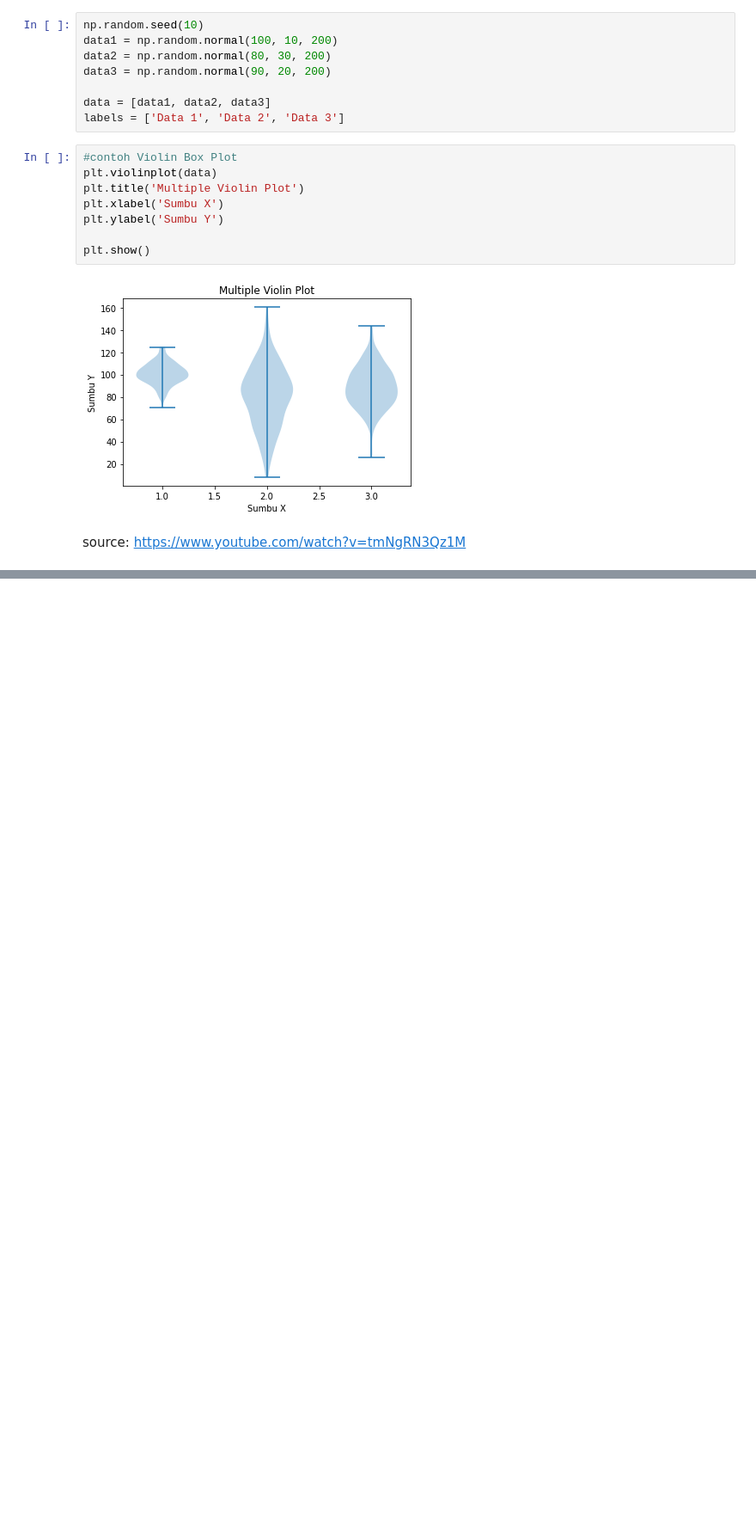
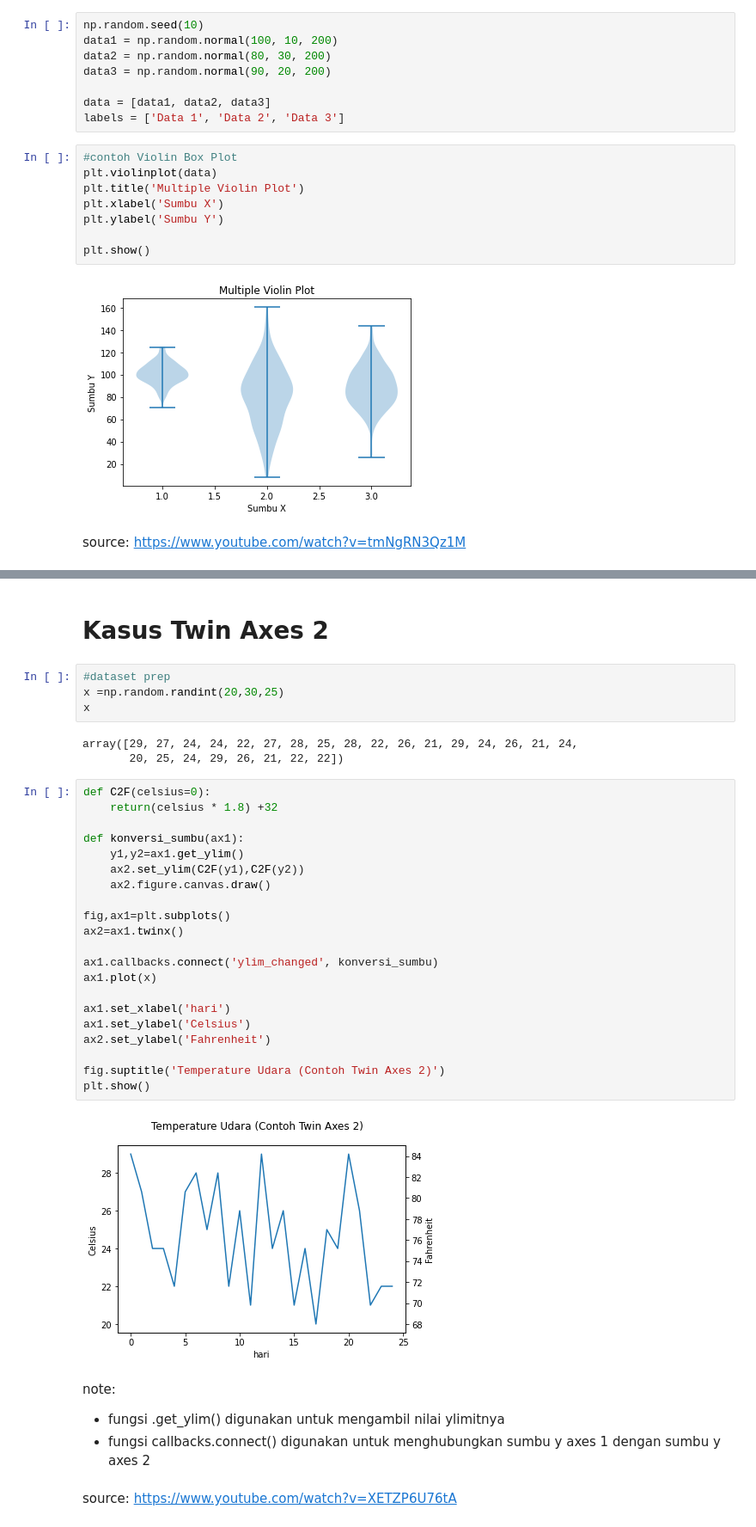
Before and after one commit to MarkvinsonAvatara/Matplotlib_learn, a Jupyter notebook: MatplotlibLearnWeek6.ipynb, the cells around one changed output, grey strips where cells are left out. Shown at 86% size. Cells and saved outputs as stored; diff of their text form; blank space fills up the shorter version.

```diff
--- a/MatplotlibLearnWeek6.ipynb
+++ b/MatplotlibLearnWeek6.ipynb
@@ -275,0 +331,38 @@ source: https://www.youtube.com/watch?v=tmNgRN3Qz1M
+# %% [markdown]
+# Kasus Twin Axes 2
+# %%
+#dataset prep
+x =np.random.randint(20,30,25)
+x
+# %% [output]
+array([29, 27, 24, 24, 22, 27, 28, 25, 28, 22, 26, 21, 29, 24, 26, 21, 24,
+       20, 25, 24, 29, 26, 21, 22, 22])
+# %%
+def C2F(celsius=0):
+    return(celsius * 1.8) +32
+
+def konversi_sumbu(ax1):
+    y1,y2=ax1.get_ylim()
+    ax2.set_ylim(C2F(y1),C2F(y2))
+    ax2.figure.canvas.draw()
+
+fig,ax1=plt.subplots()
+ax2=ax1.twinx()
+
+ax1.callbacks.connect('ylim_changed', konversi_sumbu)
+ax1.plot(x)
+
+ax1.set_xlabel('hari')
+ax1.set_ylabel('Celsius')
+ax2.set_ylabel('Fahrenheit')
+
+fig.suptitle('Temperature Udara (Contoh Twin Axes 2)')
+plt.show()
+# %% [output]
+[figure, added]
+# %% [markdown]
+note:
+- fungsi .get_ylim() digunakan untuk mengambil nilai ylimitnya
+- fungsi callbacks.connect() digunakan untuk menghubungkan sumbu y axes 1 dengan sumbu y axes 2
+# %% [markdown]
+source: https://www.youtube.com/watch?v=XETZP6U76tA
```
Also changed, not shown: parts of 8 cells of this notebook.
